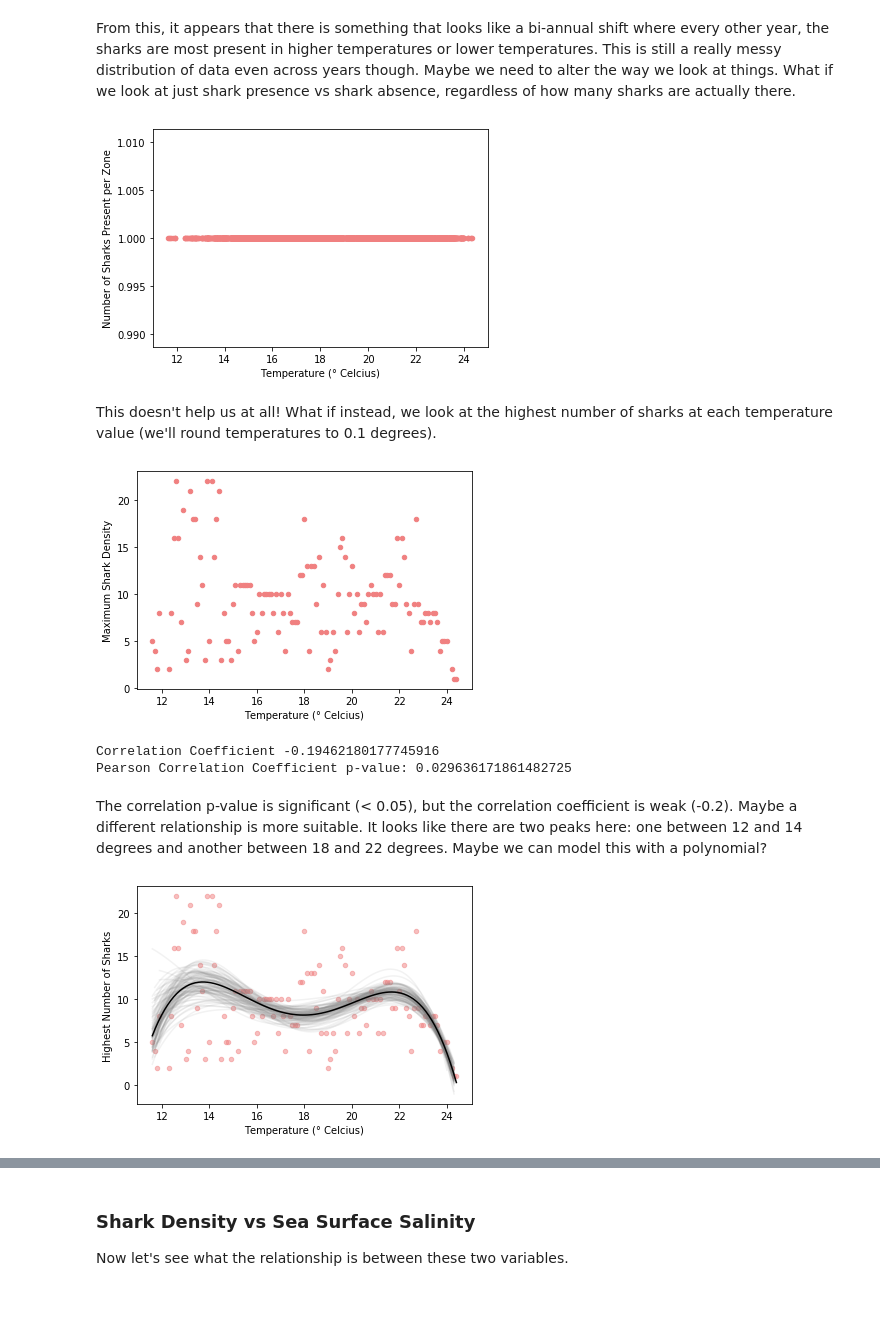
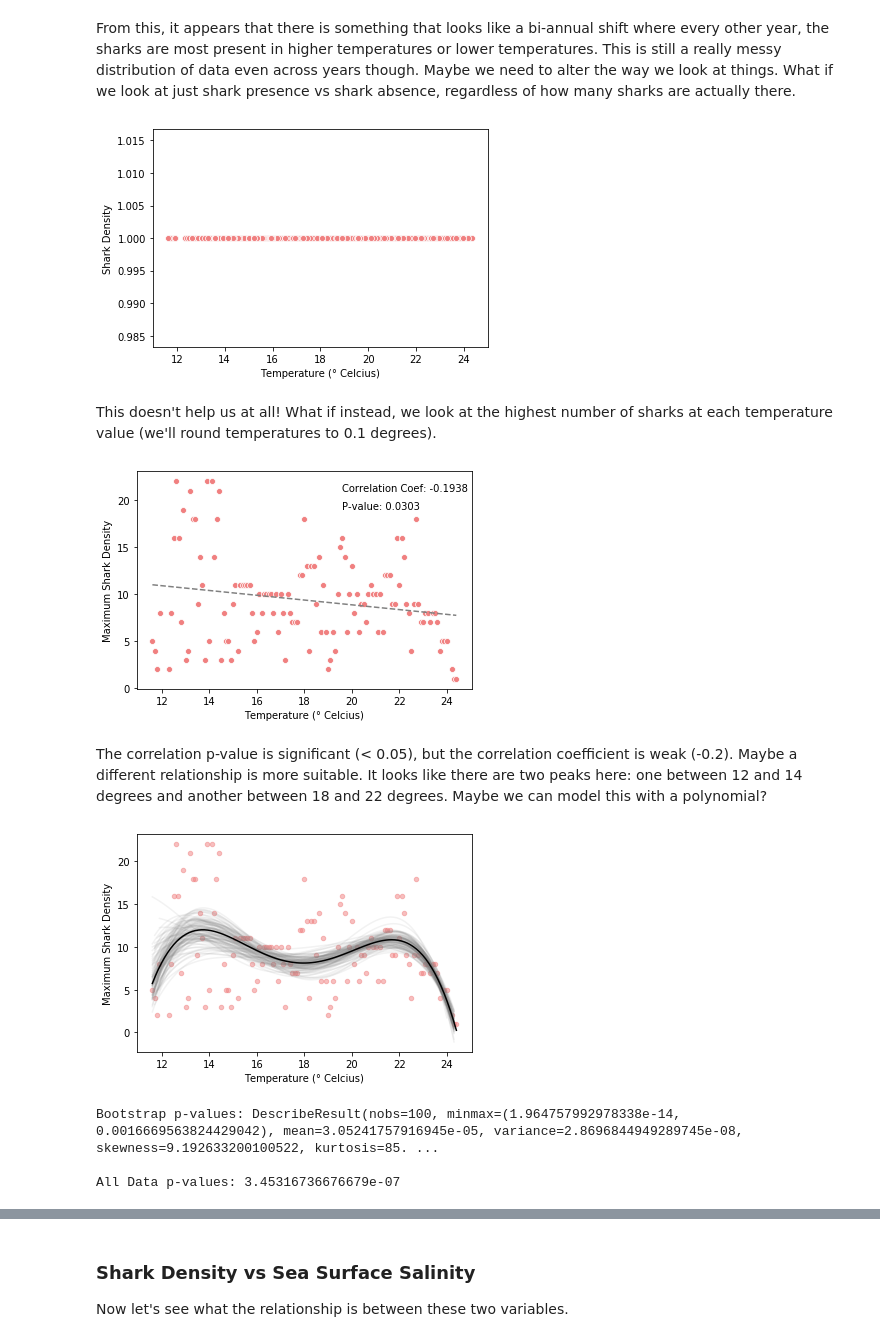
Before and after one commit to echelleburns/SpringBoard-Capstone1, a Jupyter notebook: Prelim_Data_Analysis/Preliminary_Data_Analyses.ipynb, the cells around one changed output, grey strips where cells are left out. Drawn from its saved outputs; the diff is of its cells as text; code cells hidden in the pictures; blank space fills up the shorter version.

```diff
--- a/Prelim_Data_Analysis/Preliminary_Data_Analyses.ipynb
+++ b/Prelim_Data_Analysis/Preliminary_Data_Analyses.ipynb
@@ -21,8 +22,13 @@ dat['Receiver_D'] = dat['Receiver_D'].astype('category') # turn receiver D into
 dat['Year'] = dat['Year'].astype('category') # turn into a category
 dat['Transmitter'] = pd.to_numeric(dat['Transmitter'], errors='coerce') # and make
     # sure that the 'Transmitter' (shark density) is numeric
-dat = dat[dat['Transmitter'] > 0] # Let's remove the 0s so that we can run the analyses
+
+dist_plot_data = dat.loc[:,:] # to plot the distributions of data next to the relationship
+    # plots
+
+dat = dat[dat['Transmitter'] > 0].reset_index(drop=True) # Let's remove the 0s so that we can run the analyses
     # properly.
+dat['Receiver_D'] = dat['Receiver_D'].cat.remove_unused_categories()
 # %% [markdown]
 ### Shark Density vs Receiver Density
 
@@ -181,16 +207,16 @@ From this, it appears that there is something that looks like a bi-annual shift
 # %%
 # Lets make a copy of dat so that we can edit the values and see what happens
 shark_p = pd.DataFrame(dat, copy=True) # copy dat and save as shark_p (presence)
 shark_p['Transmitter'].values[shark_p['Transmitter'].values > 1] = 1
     # any value of shark density that is > 1 is going to receiver the value 1
 
 # Now, we can plot it.
-shark_p.plot(x='TempC', y='Transmitter', kind='scatter', color='lightcoral')
+sns.scatterplot(x='TempC', y='Transmitter', data=shark_p, color='lightcoral')
 plt.xlabel('Temperature (\N{DEGREE SIGN} Celcius)')
-plt.ylabel('Number of Sharks Present per Zone')
+plt.ylabel('Shark Density')
 plt.show()
 # %% [output]
-[figure, old version]
+[figure, new version]
 # %% [markdown]
 This doesn't help us at all! What if instead, we look at the highest number of sharks at each temperature value (we'll round temperatures to 0.1 degrees).
 # %%
@@ -204,20 +230,27 @@ sst_m = rounded[['Transmitter', 'roundedTempC']].groupby('roundedTempC').agg(max
     # let's create a new dataframe that takes the relevant parameters, groups by the
     # rounded temperature, and shoots out the maximum value for that temperature
     # also, lets fill NAs and reset the index
-sst_m.plot(x='roundedTempC', y='Transmitter', kind='scatter', color='lightcoral') # and plot it
+
+# Regression line for plotting
+coefs = np.polyfit(sst_m['roundedTempC'], sst_m['Transmitter'], 1)
+    # We're going to be testing a correlation so let's fit a 1st order polynomial to the data
+ffit = np.poly1d(coefs) # save the coefficients in 1d
+x = np.linspace(sst_m['roundedTempC'].min(), sst_m['roundedTempC'].max(), 100)
+    # generate x values
+
+# And we'll run a correlation just in case.
+ccoef = str(round(scipy.stats.pearsonr(sst_m['Transmitter'], sst_m['roundedTempC'])[0], ndigits=4))
+p = str(round(scipy.stats.pearsonr(sst_m['Transmitter'], sst_m['roundedTempC'])[1], ndigits=4))
+
+sns.scatterplot(x='roundedTempC', y='Transmitter', data=sst_m, color='lightcoral') # and plot it
+plt.plot(x, ffit(x), color='gray', linestyle='dashed') # and plot the regression line
+plt.text(19.6, 21, 'Correlation Coef: ' + ccoef )
+plt.text(19.6, 19, 'P-value: ' + p )
 plt.ylabel('Maximum Shark Density')
 plt.xlabel('Temperature (\N{DEGREE SIGN} Celcius)')
 plt.show()
 # %% [output]
-[figure, old version]
+[figure, new version]
-# %%
-# And let's run a pearson correlation test to see if there is any linear
-# relationship (I'm not too optimistic)
-print('Correlation Coefficient ' + str(scipy.stats.pearsonr(sst_m['Transmitter'], sst_m['roundedTempC'])[0]))
-print('Pearson Correlation Coefficient p-value: ' + str(scipy.stats.pearsonr(sst_m['Transmitter'], sst_m['roundedTempC'])[1]))
-# %% [output]
-Correlation Coefficient -0.19462180177745916
-Pearson Correlation Coefficient p-value: 0.029636171861482725
 # %% [markdown]
 The correlation p-value is significant (< 0.05), but the correlation coefficient is weak (-0.2). Maybe a different relationship is more suitable. It looks like there are two peaks here: one between 12 and 14 degrees and another between 18 and 22 degrees. Maybe we can model this with a polynomial?
 # %%
@@ -228,6 +261,7 @@ sst_m.plot(x='roundedTempC', y='Transmitter', kind='scatter', color='lightcoral'
 # for each bootstrap. Then we're going to plot all of the fitted lines to see where
 # we expect the relationship's 'bounds' are.
 np.random.seed(33) # let's set a random seed for reproducibility
+p_val = [] # empty list to save pvalues
 for i in range(100): # for 100 iterations
     r_ind = np.random.randint(low=0, high=len(sst_m)-1, size=len(sst_m))
         # randomly sample an index between 0 and the last index value in sst_m
@@ -242,6 +276,9 @@ for i in range(100): # for 100 iterations
         # generate 100 values for temperature between the min and the max
     plt.plot(x, ffit(x), color='gray', alpha=0.1) # and plot the fit with a
         # transparent gray line
+    results = smf.ols(formula='Transmitter ~ ffit(roundedTempC)', data=subs).fit()
+        # get model results
+    p_val.append(results.pvalues[1]) # save iteration pvalue
 
 # Now, let's plot the polynomial function that we get if we use all the data
 coefs = np.polyfit(sst_m['roundedTempC'], sst_m['Transmitter'], 4)
@@ -249,10 +286,25 @@ coefs = np.polyfit(sst_m['roundedTempC'], sst_m['Transmitter'], 4)
 ffit = np.poly1d(coefs) # save the coefficients into a 1d form
 x = np.linspace(sst_m['roundedTempC'].min(), sst_m['roundedTempC'].max(), 100)
     # generate 100 numbers between the min and max temperature
+results = smf.ols(formula='Transmitter ~ ffit(roundedTempC)', data=sst_m).fit()
+    # get model results
+p_val_all = results.pvalues[1] # keep main p-value
 plt.plot(x, ffit(x), color='black') # add this line in black
-plt.ylabel('Highest Number of Sharks') # ylabel
+plt.ylabel('Maximum Shark Density') # ylabel
 plt.xlabel('Temperature (\N{DEGREE SIGN} Celcius)') # xlabel
 plt.show()  # and show
 # %% [output]
-[figure, old version]
+[figure, new version]
+# %%
+# Find the average and standard deviation for p-values from bootstrap
+p_val = pd.to_numeric(p_val)
+print('Bootstrap p-values: ' + str(scipy.stats.describe(p_val)))
+print('')
+
+# And find the value from using all the data
+print('All Data p-values: ' + str(p_val_all))
+# %% [output]
+Bootstrap p-values: DescribeResult(nobs=100, minmax=(1.964757992978338e-14, 0.0016669563824429042), mean=3.05241757916945e-05, variance=2.8696844949289745e-08, skewness=9.192633200100522, kurtosis=85. ...
+
+All Data p-values: 3.45316736676679e-07
 # %% [markdown]
```
Also changed, not shown: parts of 46 cells of this notebook.
